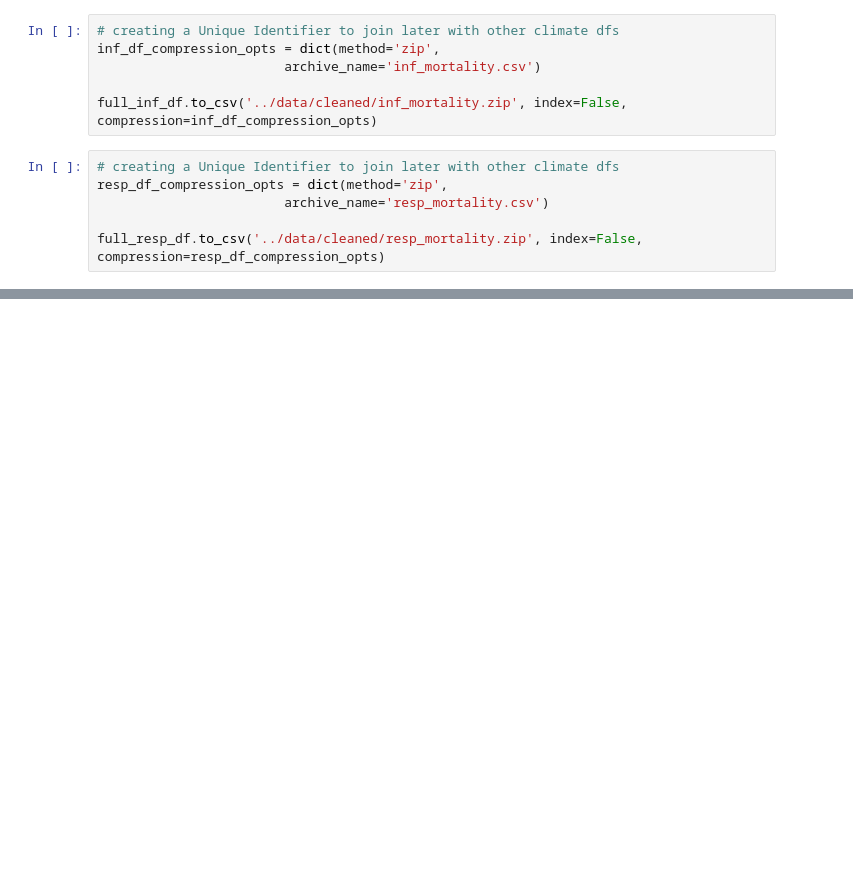
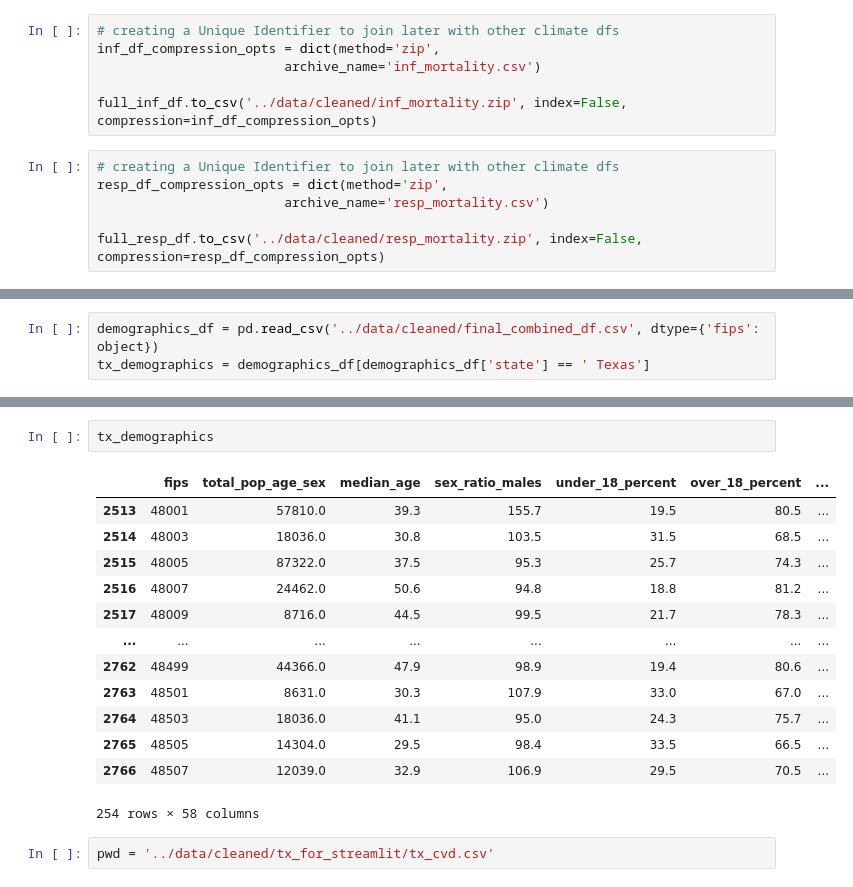
Before and after one commit to calculaterceec/Proj4Team2, a Jupyter notebook: code/kade_higgins_DataCleaning.ipynb, the cells around one changed output, grey strips where cells are left out. Cells and saved outputs as stored; diff of their text form; blank space fills up the shorter version.

Commit message:
streamlit update 1

```diff
--- a/code/kade_higgins_DataCleaning.ipynb
+++ b/code/kade_higgins_DataCleaning.ipynb
@@ -497,0 +508,3 @@ full_subInj_df.to_csv('../data/cleaned/resp_mortality.zip', index=False, compres
+# %%
+demographics_df = pd.read_csv('../data/cleaned/final_combined_df.csv', dtype={'fips': object})
+tx_demographics = demographics_df[demographics_df['state'] == ' Texas']
@@ -497,0 +524,18 @@ full_subInj_df.to_csv('../data/cleaned/resp_mortality.zip', index=False, compres
+# %%
+tx_demographics
+# %% [output]
+|  | fips | total_pop_age_sex | median_age | sex_ratio_males | under_18_percent | over_18_percent | ... |
+| 2513 | 48001 | 57810.0 | 39.3 | 155.7 | 19.5 | 80.5 | ... |
+| 2514 | 48003 | 18036.0 | 30.8 | 103.5 | 31.5 | 68.5 | ... |
+| 2515 | 48005 | 87322.0 | 37.5 | 95.3 | 25.7 | 74.3 | ... |
+| 2516 | 48007 | 24462.0 | 50.6 | 94.8 | 18.8 | 81.2 | ... |
+| 2517 | 48009 | 8716.0 | 44.5 | 99.5 | 21.7 | 78.3 | ... |
+| ... | ... | ... | ... | ... | ... | ... | ... |
+| 2762 | 48499 | 44366.0 | 47.9 | 98.9 | 19.4 | 80.6 | ... |
+| 2763 | 48501 | 8631.0 | 30.3 | 107.9 | 33.0 | 67.0 | ... |
+| 2764 | 48503 | 18036.0 | 41.1 | 95.0 | 24.3 | 75.7 | ... |
+| 2765 | 48505 | 14304.0 | 29.5 | 98.4 | 33.5 | 66.5 | ... |
+| 2766 | 48507 | 12039.0 | 32.9 | 106.9 | 29.5 | 70.5 | ... |
+254 rows × 58 columns
+# %%
+pwd = '../data/cleaned/tx_for_streamlit/tx_cvd.csv'
```
Also changed, not shown: parts of 27 cells of this notebook, 18 other files.
